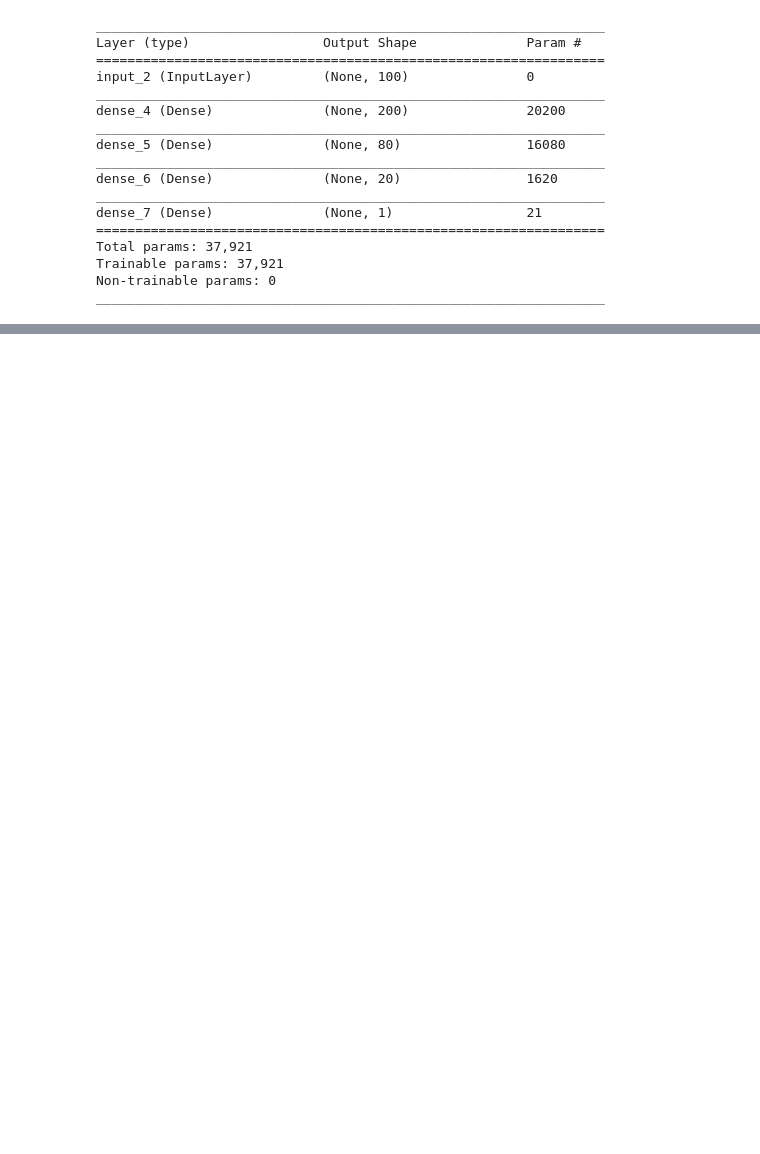
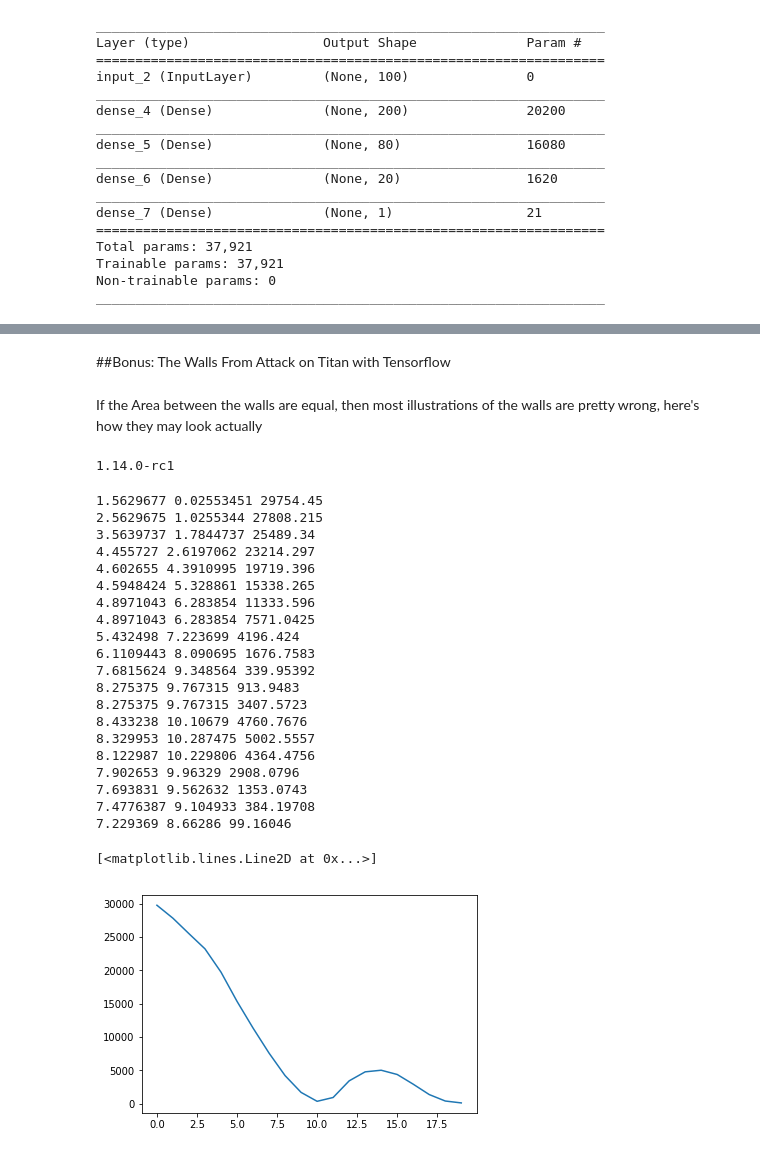
Before and after one commit to nvshrao/GAN-for-Family-of-Lines, a Jupyter notebook: GANs_Experiment.ipynb, the cells around one changed output, grey strips where cells are left out. Drawn from its saved outputs; the diff is of its cells as text; code cells hidden in the pictures; blank space fills up the shorter version.

```diff
--- a/GANs_Experiment.ipynb
+++ b/GANs_Experiment.ipynb
@@ -329,0 +352,52 @@ def plot_lines(data):
+# %% [markdown]
+##Bonus: The Walls From Attack on Titan with Tensorflow
+# %% [markdown]
+If the Area between the walls are equal, then most illustrations of the walls are pretty wrong, here's how they may look actually
+# %%
+import tensorflow as tf
+import matplotlib.pyplot as plt
+import numpy as np
+print(tf.__version__)
+# %% [output]
+1.14.0-rc1
+# %%
+tf.reset_default_graph()
+#r1 = tf.constant([2.0])
+r1=5
+r2 = tf.get_variable("r2", shape=(), dtype=tf.float32, trainable=True,constraint=lambda x: tf.clip_by_value(x, 0, np.infty))
+r3 = tf.get_variable("r3", shape=(), dtype=tf.float32, trainable=True,constraint=lambda x: tf.clip_by_value(x, 0, np.infty))
+loss=(np.pi*(r2)**2 - 2*np.pi*(r1)**2)**2  + (np.pi*(r3)**2 - np.pi*(r2)**2 - np.pi*(r1)**2)**2
+optimizer =tf.train.AdamOptimizer(1)
+step = optimizer.minimize(loss, var_list=[r2,r3])
+# %%
+l=[]
+with tf.Session() as s:  # in this way session will be closed automatically
+    s.run(tf.global_variables_initializer())
+    for i in range(20):
+        _, curr_r2, curr_r3, curr_loss = s.run([step, r2, r3, loss])
+        l.append(curr_loss)
+        print(curr_r2, curr_r3, curr_loss)
+plt.plot(l)
+# %% [output]
+1.5629677 0.02553451 29754.45
+2.5629675 1.0255344 27808.215
+3.5639737 1.7844737 25489.34
+4.455727 2.6197062 23214.297
+4.602655 4.3910995 19719.396
+4.5948424 5.328861 15338.265
+4.8971043 6.283854 11333.596
+4.8971043 6.283854 7571.0425
+5.432498 7.223699 4196.424
+6.1109443 8.090695 1676.7583
+7.6815624 9.348564 339.95392
+8.275375 9.767315 913.9483
+8.275375 9.767315 3407.5723
+8.433238 10.10679 4760.7676
+8.329953 10.287475 5002.5557
+8.122987 10.229806 4364.4756
+7.902653 9.96329 2908.0796
+7.693831 9.562632 1353.0743
+7.4776387 9.104933 384.19708
+7.229369 8.66286 99.16046
+[<matplotlib.lines.Line2D at 0x...>]
+[figure, added]
```
Also changed, not shown: parts of 26 cells of this notebook.
